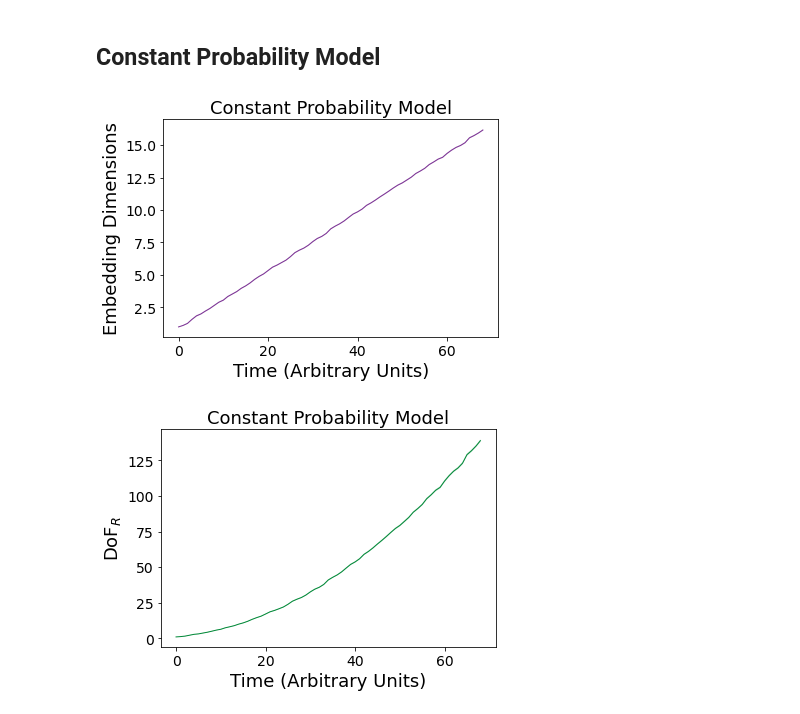
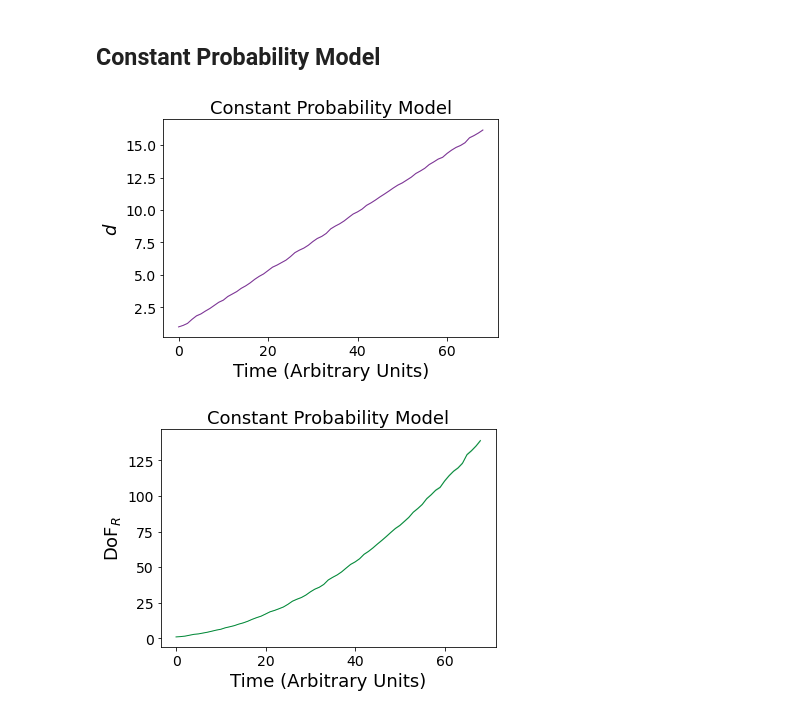
Before and after one commit to spatank/Curiosity, a Jupyter notebook: v8/mech_plotting.ipynb, the cells around one changed output. Saved outputs shown, nothing was run; the diff lists cells and outputs as text; code cells hidden in the pictures.

```diff
--- a/v8/mech_plotting.ipynb
+++ b/v8/mech_plotting.ipynb
@@ -660,11 +651,11 @@ DoF_CP = data_dict['DoF_CP']
 # %%
 plot_curve(d_CP, curve_label = 'd', curve_color = '#7b3294')
 plt.xlabel('Time (Arbitrary Units)', fontsize = 18)
-plt.ylabel('Embedding Dimensions', fontsize = 18)
+plt.ylabel('$d$', fontsize = 18)
 plt.title('Constant Probability Model', fontsize = 18)
 plt.savefig('Figures/Mech/constant_probability_d.pdf', transparent = True, bbox_inches = 'tight')
 # %% [output]
-[figure, old version]
+[figure, new version]
 # %%
 plot_curve(rigid_CP, curve_label = 'DoF$_R$', curve_color = '#008837')
 plt.xlabel('Time (Arbitrary Units)', fontsize = 18)
```
Also changed, not shown: parts of 4 cells of this notebook.
